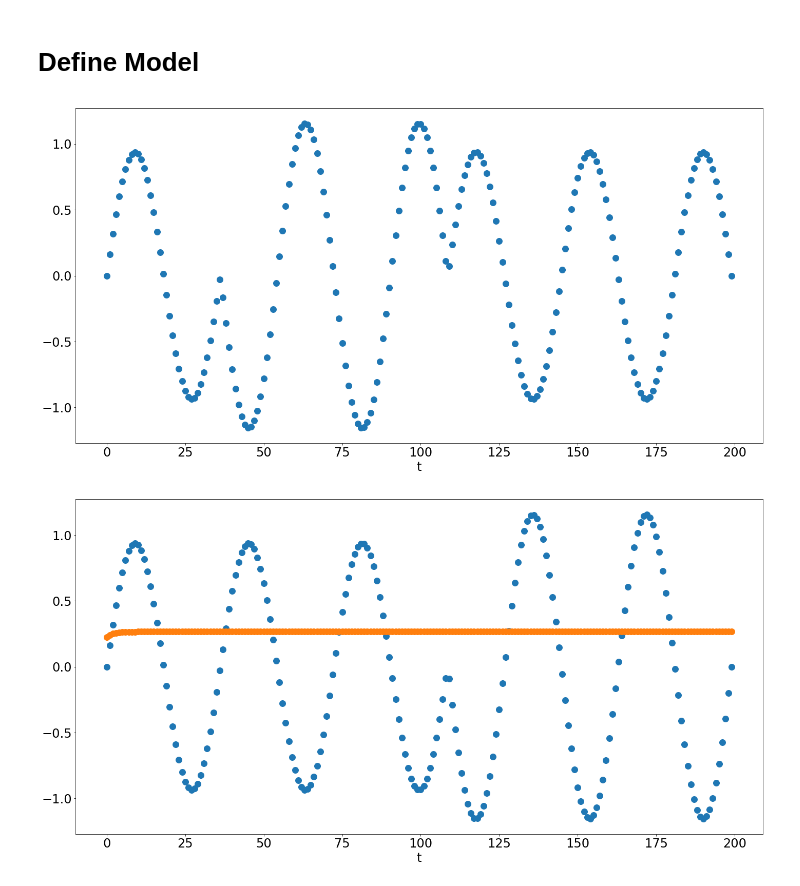
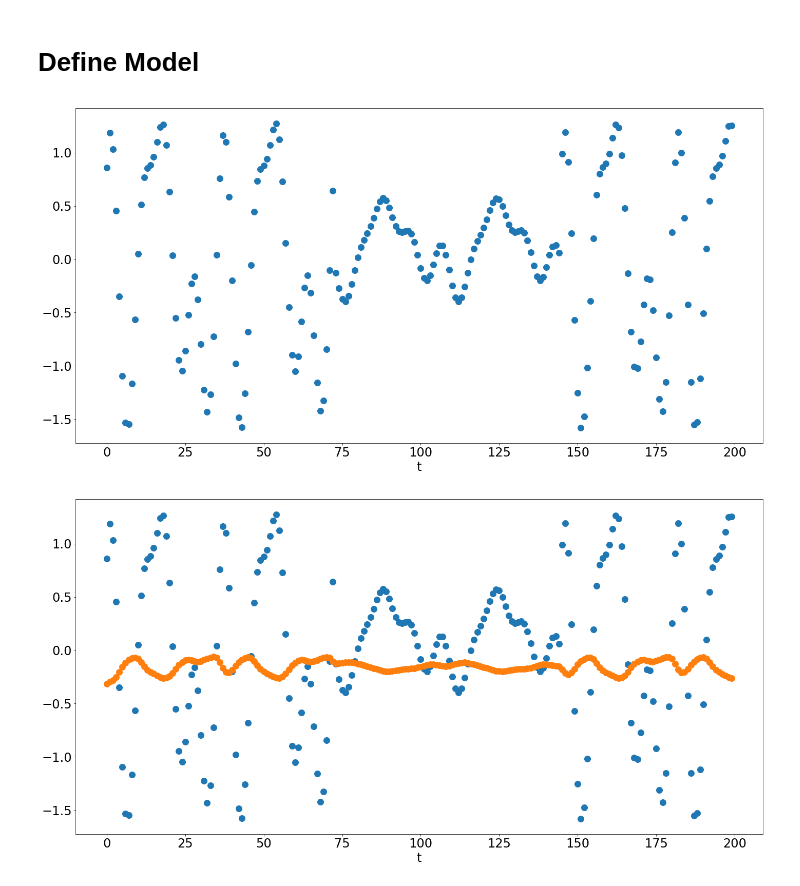
Before and after one commit to andriygav/TimeSeriesClustering, a Jupyter notebook: code/main.ipynb, the cells around one changed output. Drawn from its saved outputs; the diff is of its cells as text; code cells hidden in the pictures.

Commit message:
add encoder model

```diff
--- a/code/main.ipynb
+++ b/code/main.ipynb
@@ -107,7 +107,7 @@ def GeneratorOfTimeSeries(n = 100, m = 16384):
     for _ in range(m):
         numPi = 8 + np.random.randint(0, 8)
         phi = np.random.rand(1)*2*np.pi*0
-        if np.random.rand() < -0.5:
+        if np.random.rand() < 4*0.5:
             series, y = GenerateTwoImpulseRandom(n = n, T = numPi, phi = phi)
         else:
             series, y = GenerateTwoImpulseSinus(n = n, T = numPi, phi = phi)
@@ -435,9 +465,11 @@ dataset = TimeSeries(X_train, Y_train, device = device)
 # %%
-model = seq2seq(input_dim = 1,
+# model = seq2seq(input_dim = 1,
+#                 hidden_dim = 2,
+#                 output_dim = 1,
+#                 a_hidden_dim = 10,
+#                 device = device)
+model = Encoder(input_dim = 1,
                 hidden_dim = 2,
-                output_dim = 1,
-                a_hidden_dim = 10,
-                num_layers = 1,
                 device = device)
 # %%
 # writer = SummaryWriter(log_dir = '/tmp/log')
@@ -471,24 +505,25 @@ model = seq2seq(input_dim = 1,
 # model.eval()
 # %%
 X = torch.Tensor(X_test[:1]).to(device)
-Y = torch.Tensor(Y_test[:1]).to(device)
+Y = torch.Tensor(X_test[:1]).to(device)
 # %%
 plt.plot(np.reshape(X.cpu().data.numpy(), [-1]), 'o')
 
 plt.xlabel('t')
 plt.show()
 # %% [output]
-[figure, old version]
+[figure, new version]
 # %%
-answers_enc, answers_dec, alphas, encoder_out, decoder_out = model(X, max_len = X.shape[1])
+# answers_enc, answers, alphas, encoder_out, decoder_out = model(X, max_len = X.shape[1])
+answers, encoder_out, h, c, d = model.forward(X)
 # %%
 plt.plot(np.reshape(Y.cpu().data.numpy(), [-1]), 'o')
-plt.plot(np.reshape(answers_dec.cpu().data.numpy(), [-1]), 'o')
+plt.plot(np.reshape(answers.cpu().data.numpy(), [-1]), 'o')
 
 plt.xlabel('t')
 plt.show()
 # %% [output]
-[figure, old version]
+[figure, new version]
 # %%
 h = encoder_out.cpu().data.numpy()[0]
 plt.plot(h[:, 0], h[:, 1], 'o')
```
Also changed, not shown: parts of 10 cells of this notebook, 1 other file.
